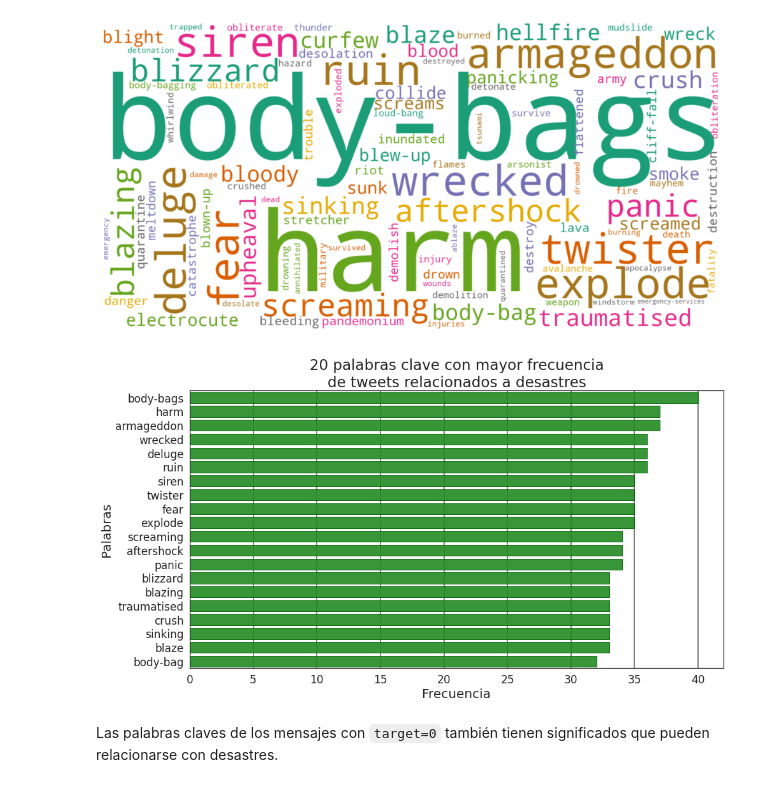
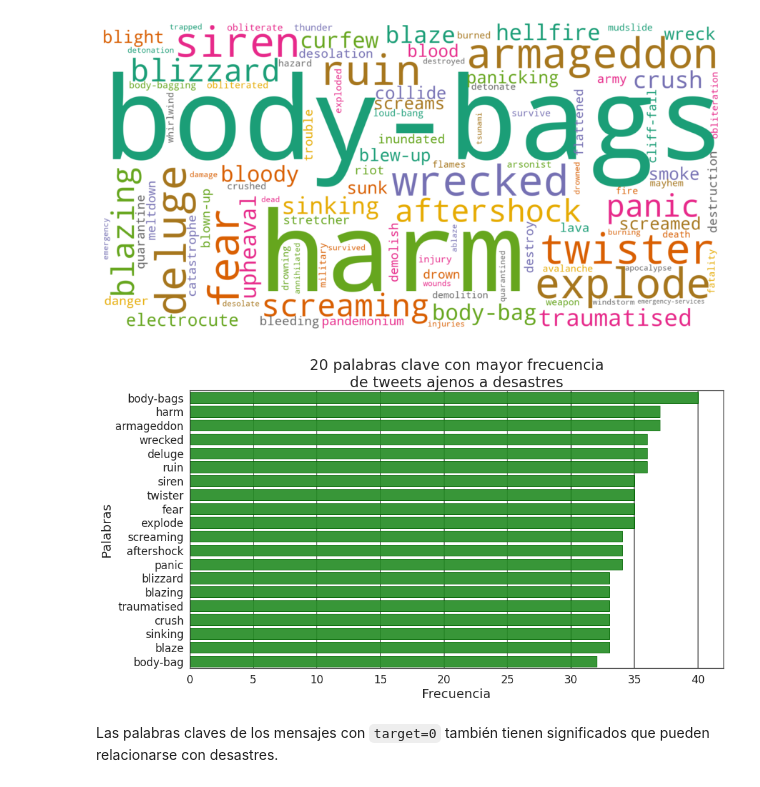
Before and after one commit to ffelfis/Orga_Datos_TPs, a Jupyter notebook: TP1/tweets.ipynb, the cells around one changed output. Saved outputs shown, nothing was run; the diff lists cells and outputs as text; code cells hidden in the pictures.

```diff
--- a/TP1/tweets.ipynb
+++ b/TP1/tweets.ipynb
@@ -1777,25 +1777,25 @@ plt.show()
 # %%
 plt.figure(figsize=(15,8))
 
 kw = kw_target0.index[0:20]
 counts = kw_target0.values[0:20]
 
 plot = sns.barplot(x = counts, y = kw, orient = 'h', \
                    facecolor='forestgreen', edgecolor='darkgreen', alpha=0.9)
-plt.title('20 palabras clave con mayor frecuencia\nde tweets relacionados a desastres', fontsize=23)
+plt.title('20 palabras clave con mayor frecuencia\nde tweets ajenos a desastres', fontsize=23)
 plt.xticks(fontsize=17, rotation=0)
 plt.yticks(fontsize=17)
 plt.xlabel('Frecuencia', fontsize=20)
 plt.ylabel('Palabras', fontsize=20)
 
 plt.grid(axis='x', color='grey', linewidth=2)
 
 plt.rc('axes', axisbelow=True) # Manda a la grilla al fondo
 plt.grid(axis='x', color='grey', linewidth=2, zorder=0)
 
 plt.show()
 # %% [output]
-[figure, old version]
+[figure, new version]
 # %% [markdown]
 Las palabras claves de los mensajes con `target=0` también tienen significados que pueden relacionarse con desastres.
 # %% [markdown]
```
Also changed, not shown: parts of 2 cells of this notebook.
